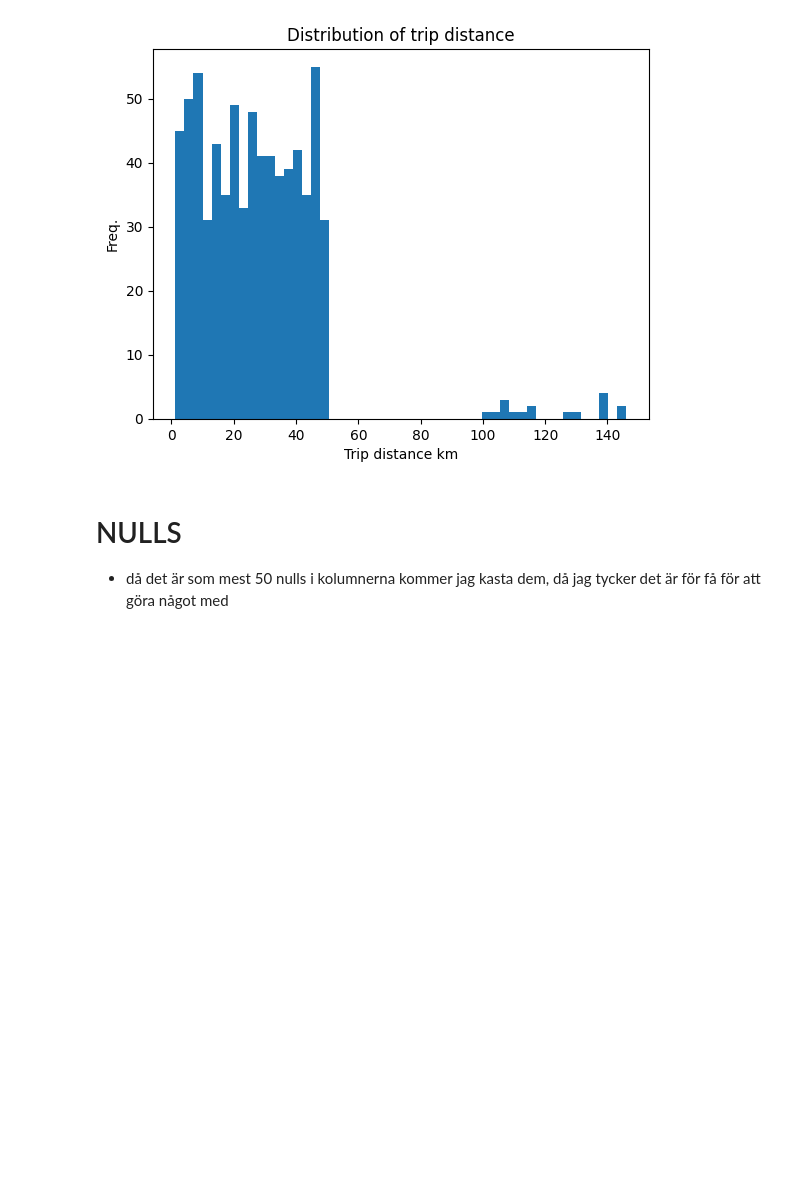
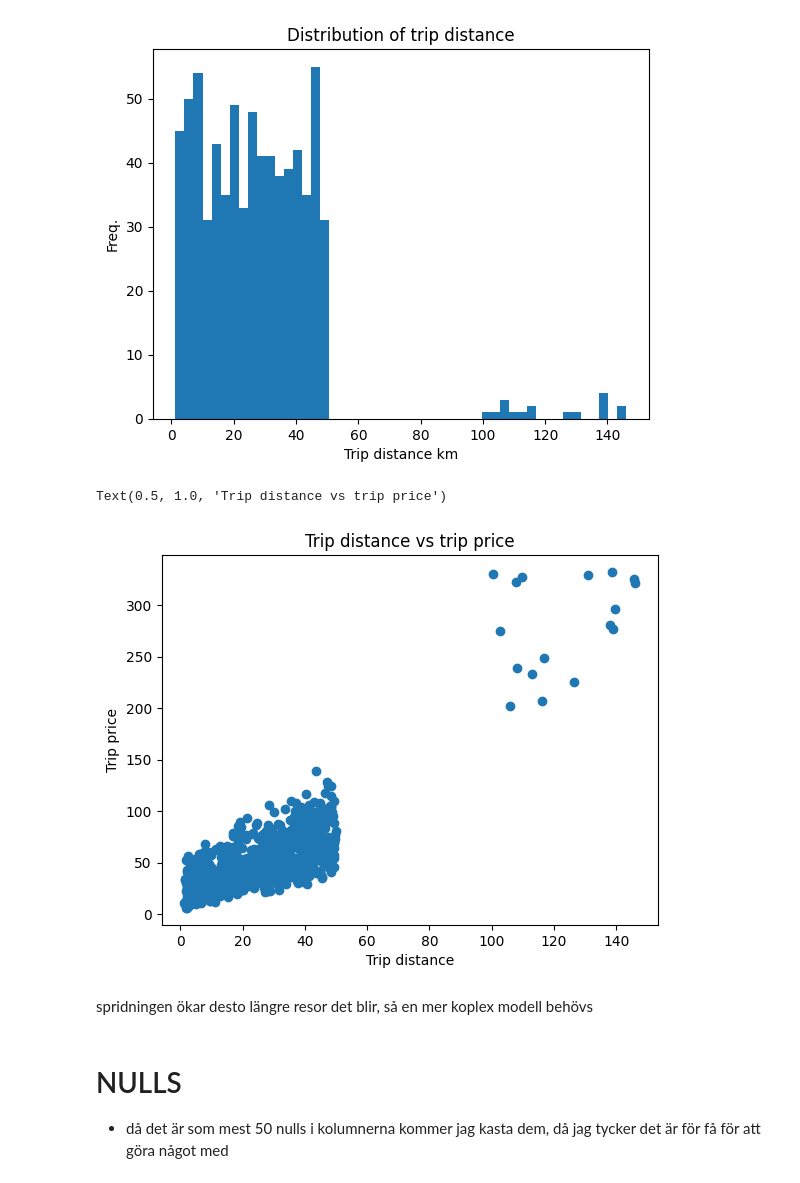
Before and after one commit to luckepucke6/taxi_prediction_fullstack_lucas_lindh, a Jupyter notebook: src/taxipred/model_development/eda.ipynb, the cells around one changed output. Drawn from its saved outputs; the diff is of its cells as text; code cells hidden in the pictures; blank space fills up the shorter version.

```diff
--- a/src/taxipred/model_development/eda.ipynb
+++ b/src/taxipred/model_development/eda.ipynb
@@ -485,6 +504,16 @@ plt.title("Distribution of trip distance")
 # %% [output]
 Text(0.5, 1.0, 'Distribution of trip distance')
 [figure]
+# %%
+plt.scatter(df["Trip_Distance_km"], df["Trip_Price"])
+plt.xlabel("Trip distance")
+plt.ylabel("Trip price")
+plt.title("Trip distance vs trip price")
+# %% [output]
+Text(0.5, 1.0, 'Trip distance vs trip price')
+[figure, added]
+# %% [markdown]
+spridningen ökar desto längre resor det blir, så en mer koplex modell behövs
 # %% [markdown]
 # NULLS
 - då det är som mest 50 nulls i kolumnerna kommer jag kasta dem, då jag tycker det är för få för att göra något med
```
Also changed, not shown: parts of 17 cells of this notebook, 2 other files.
